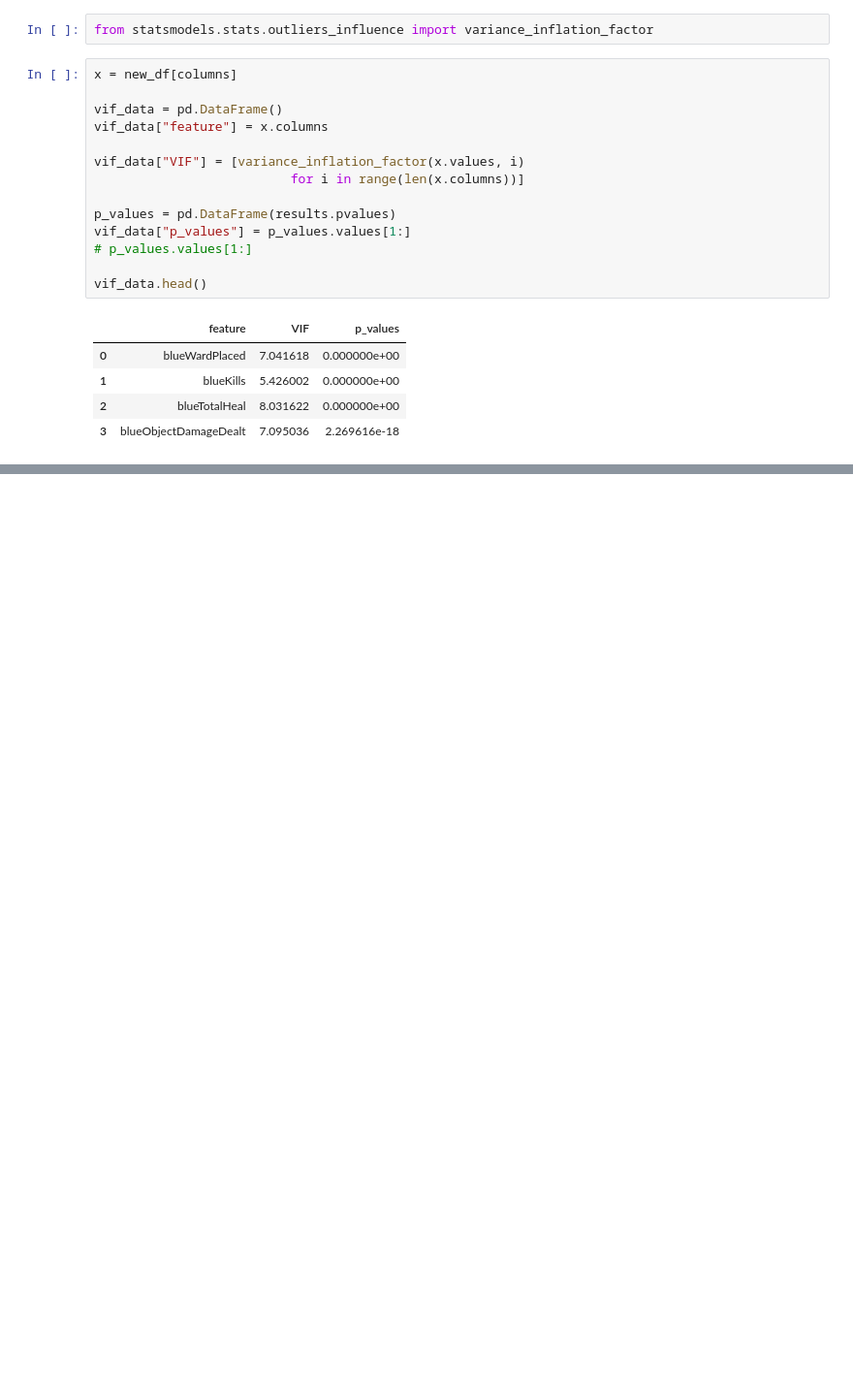
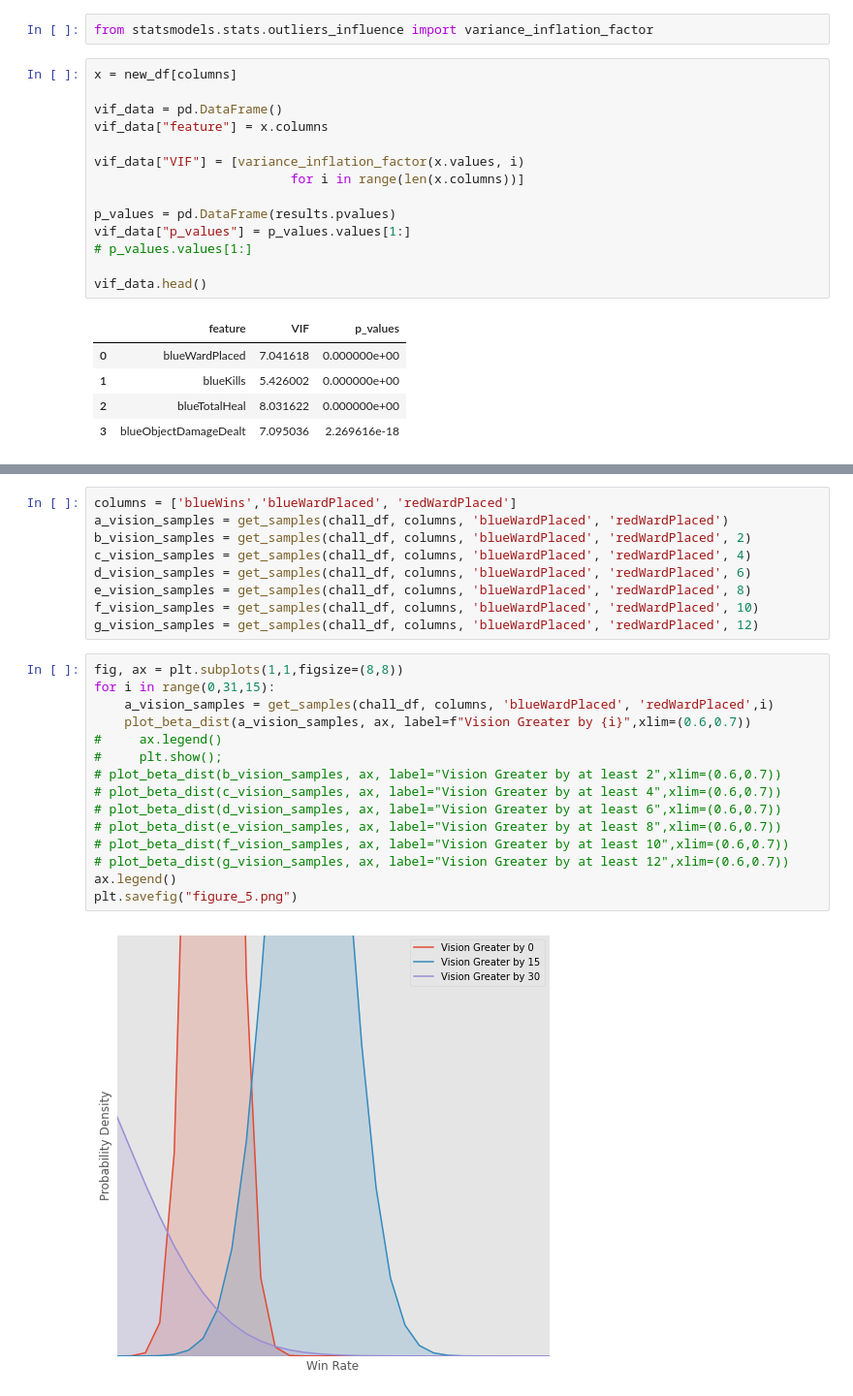
Before and after one commit to Rasputin1127/2020-Season-Game-Analytics-LoL, a Jupyter notebook: explore_data_2.ipynb, the cells around one changed output, grey strips where cells are left out. Shown at 97% size. Saved outputs shown, nothing was run; the diff lists cells and outputs as text; blank space fills up the shorter version.

```diff
--- a/explore_data_2.ipynb
+++ b/explore_data_2.ipynb
@@ -468,0 +660,26 @@ vif_data.head()
+# %%
+columns = ['blueWins','blueWardPlaced', 'redWardPlaced']
+a_vision_samples = get_samples(chall_df, columns, 'blueWardPlaced', 'redWardPlaced')
+b_vision_samples = get_samples(chall_df, columns, 'blueWardPlaced', 'redWardPlaced', 2)
+c_vision_samples = get_samples(chall_df, columns, 'blueWardPlaced', 'redWardPlaced', 4)
+d_vision_samples = get_samples(chall_df, columns, 'blueWardPlaced', 'redWardPlaced', 6)
+e_vision_samples = get_samples(chall_df, columns, 'blueWardPlaced', 'redWardPlaced', 8)
+f_vision_samples = get_samples(chall_df, columns, 'blueWardPlaced', 'redWardPlaced', 10)
+g_vision_samples = get_samples(chall_df, columns, 'blueWardPlaced', 'redWardPlaced', 12)
+# %%
+fig, ax = plt.subplots(1,1,figsize=(8,8))
+for i in range(0,31,15):
+    a_vision_samples = get_samples(chall_df, columns, 'blueWardPlaced', 'redWardPlaced',i)
+    plot_beta_dist(a_vision_samples, ax, label=f"Vision Greater by {i}",xlim=(0.6,0.7))
+#     ax.legend()
+#     plt.show();
+# plot_beta_dist(b_vision_samples, ax, label="Vision Greater by at least 2",xlim=(0.6,0.7))
+# plot_beta_dist(c_vision_samples, ax, label="Vision Greater by at least 4",xlim=(0.6,0.7))
+# plot_beta_dist(d_vision_samples, ax, label="Vision Greater by at least 6",xlim=(0.6,0.7))
+# plot_beta_dist(e_vision_samples, ax, label="Vision Greater by at least 8",xlim=(0.6,0.7))
+# plot_beta_dist(f_vision_samples, ax, label="Vision Greater by at least 10",xlim=(0.6,0.7))
+# plot_beta_dist(g_vision_samples, ax, label="Vision Greater by at least 12",xlim=(0.6,0.7))
+ax.legend()
+plt.savefig("figure_5.png")
+# %% [output]
+[figure, added]
```
Also changed, not shown: parts of 28 cells of this notebook, 6 other files.
